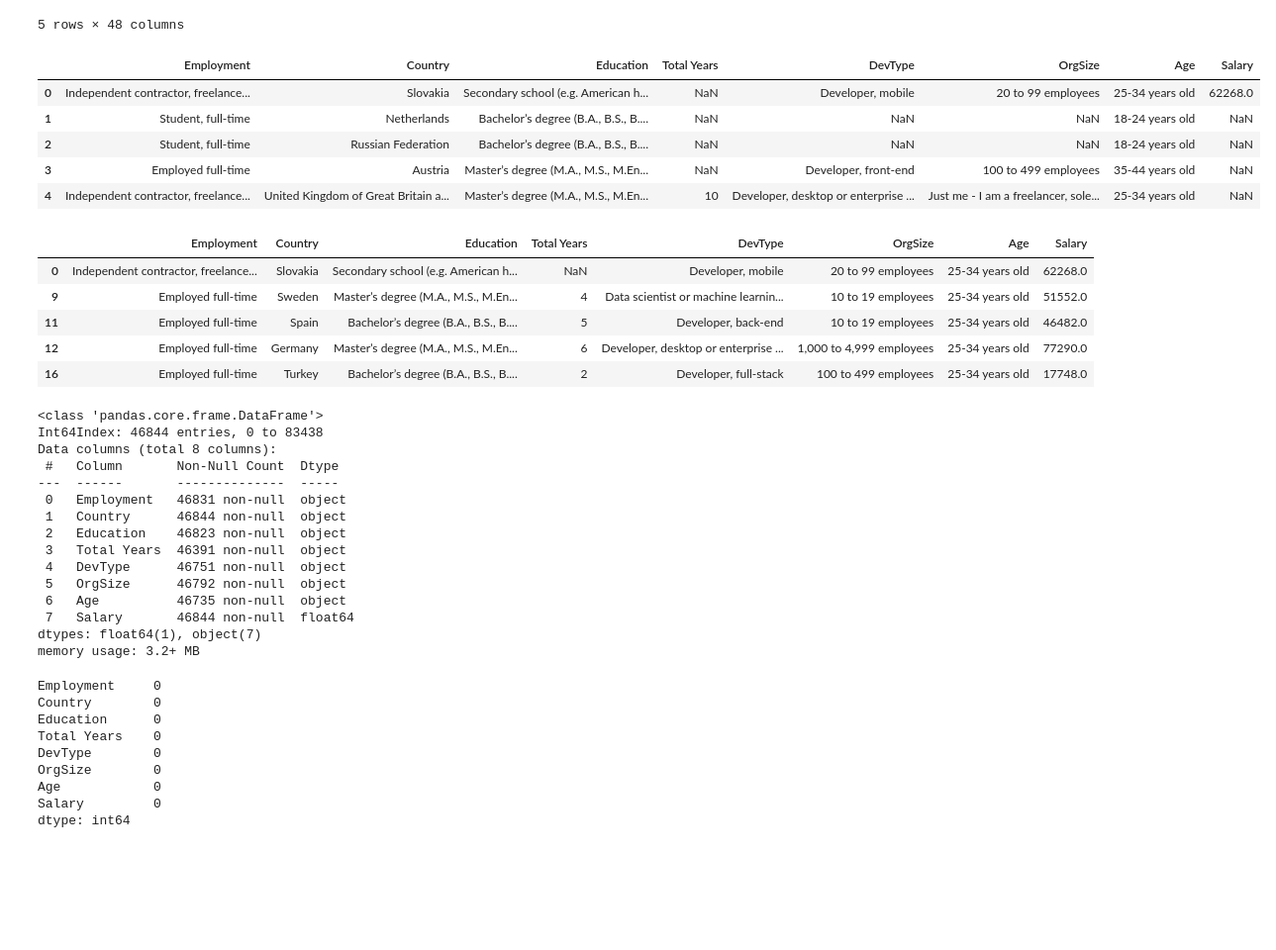
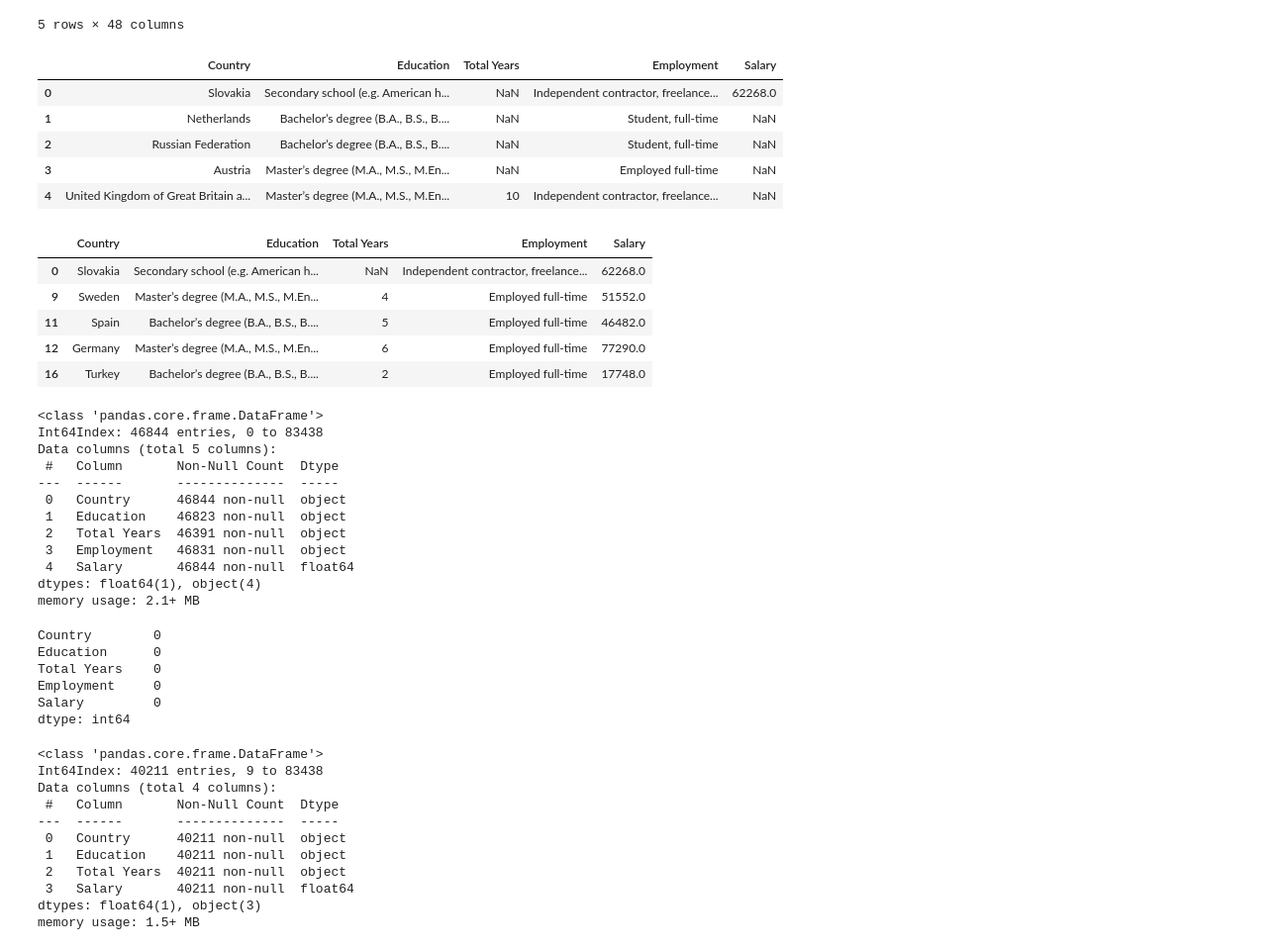
Before and after one commit to bitaan/Stack-Overflow-Salary-Predictor---2021, a Jupyter notebook: Salary Prediction.ipynb, the cells around one changed output. Shown: that part at 99% size. Drawn from its saved outputs; the diff is of its cells as text; code cells hidden in the pictures; blank space fills up the shorter version.

```diff
--- a/Salary Prediction.ipynb
+++ b/Salary Prediction.ipynb
@@ -18,54 +16,64 @@ df.head()
 | 4 | 5 | I am a developer by profession | Independent contractor, freelance... | United Kingdom of Great Britain a... | NaN | England | Master’s degree (M.A., M.S., M.En... | 5 - 10 years | Friend or family member | ... |
 5 rows × 48 columns
 # %%
-df = df[["Employment","Country","EdLevel","YearsCodePro","DevType","OrgSize","Age","ConvertedCompYearly"]]
+df = df[["Country", "EdLevel", "YearsCodePro", "Employment", "ConvertedCompYearly"]]
 df = df.rename({"EdLevel": "Education", "YearsCodePro": "Total Years", "ConvertedCompYearly": "Salary"}, axis = 1)
 df.head()
 # %% [output]
-|  | Employment | Country | Education | Total Years | DevType | OrgSize | Age | Salary |
-| 0 | Independent contractor, freelance... | Slovakia | Secondary school (e.g. American h... | NaN | Developer, mobile | 20 to 99 employees | 25-34 years old | 62268.0 |
-| 1 | Student, full-time | Netherlands | Bachelor’s degree (B.A., B.S., B.... | NaN | NaN | NaN | 18-24 years old | NaN |
-| 2 | Student, full-time | Russian Federation | Bachelor’s degree (B.A., B.S., B.... | NaN | NaN | NaN | 18-24 years old | NaN |
-| 3 | Employed full-time | Austria | Master’s degree (M.A., M.S., M.En... | NaN | Developer, front-end | 100 to 499 employees | 35-44 years old | NaN |
-| 4 | Independent contractor, freelance... | United Kingdom of Great Britain a... | Master’s degree (M.A., M.S., M.En... | 10 | Developer, desktop or enterprise ... | Just me - I am a freelancer, sole... | 25-34 years old | NaN |
+|  | Country | Education | Total Years | Employment | Salary |
+| 0 | Slovakia | Secondary school (e.g. American h... | NaN | Independent contractor, freelance... | 62268.0 |
+| 1 | Netherlands | Bachelor’s degree (B.A., B.S., B.... | NaN | Student, full-time | NaN |
+| 2 | Russian Federation | Bachelor’s degree (B.A., B.S., B.... | NaN | Student, full-time | NaN |
+| 3 | Austria | Master’s degree (M.A., M.S., M.En... | NaN | Employed full-time | NaN |
+| 4 | United Kingdom of Great Britain a... | Master’s degree (M.A., M.S., M.En... | 10 | Independent contractor, freelance... | NaN |
 # %%
 df = df[df["Salary"].notnull()]
 df.head()
 # %% [output]
-|  | Employment | Country | Education | Total Years | DevType | OrgSize | Age | Salary |
-| 0 | Independent contractor, freelance... | Slovakia | Secondary school (e.g. American h... | NaN | Developer, mobile | 20 to 99 employees | 25-34 years old | 62268.0 |
-| 9 | Employed full-time | Sweden | Master’s degree (M.A., M.S., M.En... | 4 | Data scientist or machine learnin... | 10 to 19 employees | 25-34 years old | 51552.0 |
-| 11 | Employed full-time | Spain | Bachelor’s degree (B.A., B.S., B.... | 5 | Developer, back-end | 10 to 19 employees | 25-34 years old | 46482.0 |
-| 12 | Employed full-time | Germany | Master’s degree (M.A., M.S., M.En... | 6 | Developer, desktop or enterprise ... | 1,000 to 4,999 employees | 25-34 years old | 77290.0 |
-| 16 | Employed full-time | Turkey | Bachelor’s degree (B.A., B.S., B.... | 2 | Developer, full-stack | 100 to 499 employees | 25-34 years old | 17748.0 |
+|  | Country | Education | Total Years | Employment | Salary |
+| 0 | Slovakia | Secondary school (e.g. American h... | NaN | Independent contractor, freelance... | 62268.0 |
+| 9 | Sweden | Master’s degree (M.A., M.S., M.En... | 4 | Employed full-time | 51552.0 |
+| 11 | Spain | Bachelor’s degree (B.A., B.S., B.... | 5 | Employed full-time | 46482.0 |
+| 12 | Germany | Master’s degree (M.A., M.S., M.En... | 6 | Employed full-time | 77290.0 |
+| 16 | Turkey | Bachelor’s degree (B.A., B.S., B.... | 2 | Employed full-time | 17748.0 |
 # %%
 df.info()
 # %% [output]
 <class 'pandas.core.frame.DataFrame'>
 Int64Index: 46844 entries, 0 to 83438
-Data columns (total 8 columns):
+Data columns (total 5 columns):
  #   Column       Non-Null Count  Dtype
 ---  ------       --------------  -----
- 0   Employment   46831 non-null  object
- 1   Country      46844 non-null  object
- 2   Education    46823 non-null  object
- 3   Total Years  46391 non-null  object
- 4   DevType      46751 non-null  object
- 5   OrgSize      46792 non-null  object
- 6   Age          46735 non-null  object
- 7   Salary       46844 non-null  float64
-dtypes: float64(1), object(7)
-memory usage: 3.2+ MB
+ 0   Country      46844 non-null  object
+ 1   Education    46823 non-null  object
+ 2   Total Years  46391 non-null  object
+ 3   Employment   46831 non-null  object
+ 4   Salary       46844 non-null  float64
+dtypes: float64(1), object(4)
+memory usage: 2.1+ MB
 # %%
 df = df.dropna()
 df.isnull().sum()
 # %% [output]
-Employment     0
 Country        0
 Education      0
 Total Years    0
-DevType        0
-OrgSize        0
-Age            0
+Employment     0
 Salary         0
 dtype: int64
+# %%
+df = df[df['Employment'] == "Employed full-time"]
+df = df.drop("Employment", axis=1)
+df.info()
+# %% [output]
+<class 'pandas.core.frame.DataFrame'>
+Int64Index: 40211 entries, 9 to 83438
+Data columns (total 4 columns):
+ #   Column       Non-Null Count  Dtype
+---  ------       --------------  -----
+ 0   Country      40211 non-null  object
+ 1   Education    40211 non-null  object
+ 2   Total Years  40211 non-null  object
+ 3   Salary       40211 non-null  float64
+dtypes: float64(1), object(3)
+memory usage: 1.5+ MB
```
Also changed, not shown: parts of 34 cells of this notebook, 9 other files.
